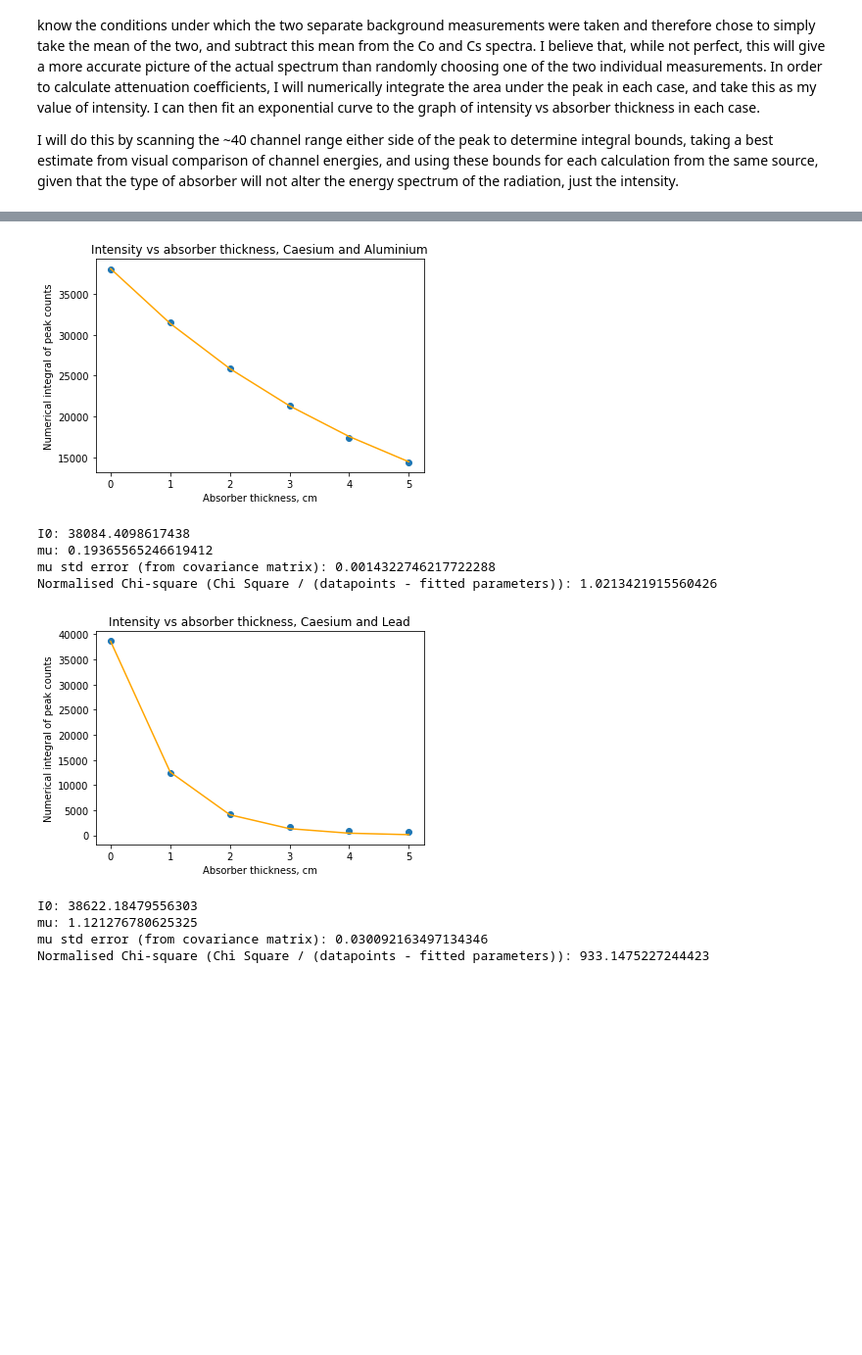
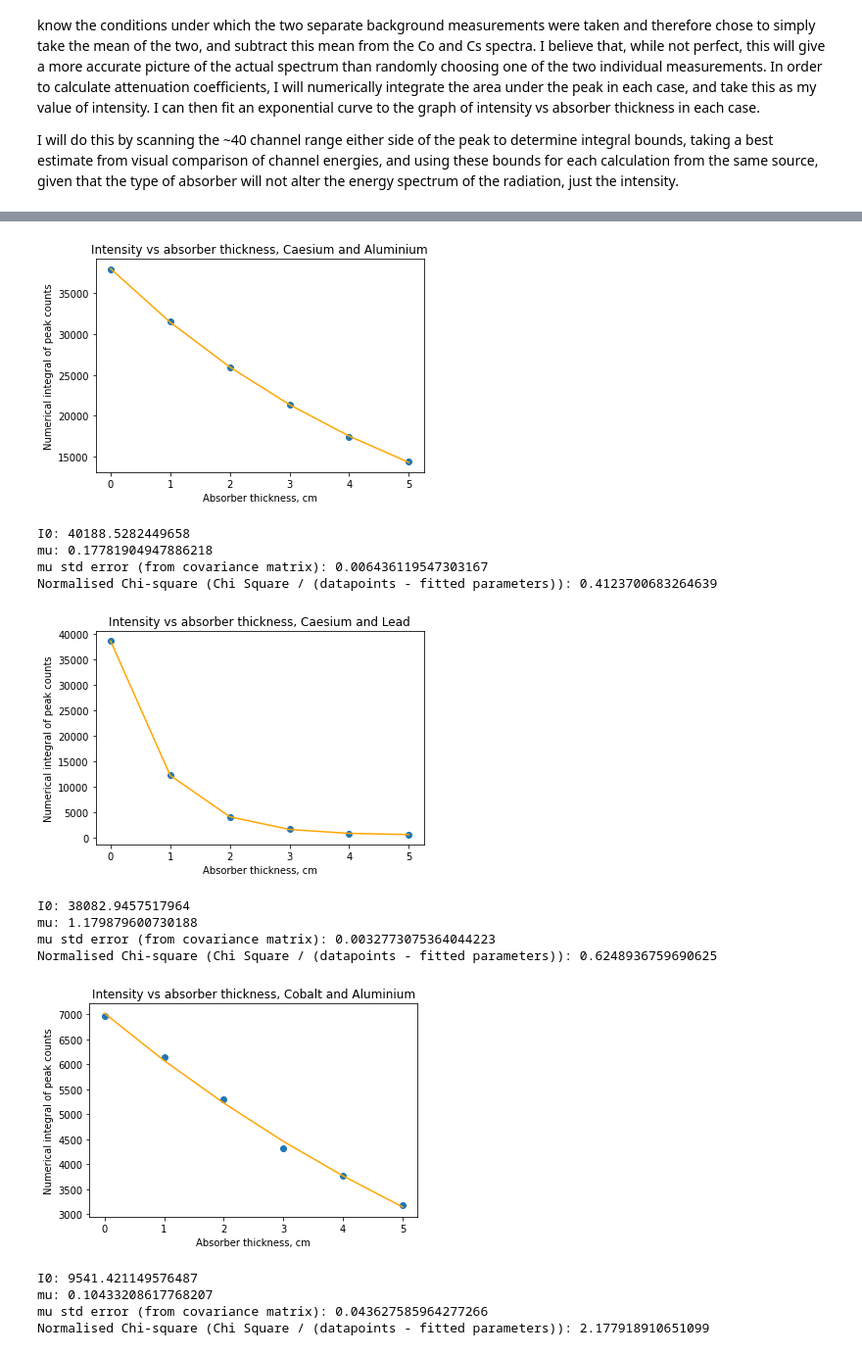
Before and after one commit to crabbixOCE/e352, a Jupyter notebook: WriteUp.ipynb, the cells around one changed output, grey strips where cells are left out. Shown at 98% size. Drawn from its saved outputs; the diff is of its cells as text; code cells hidden in the pictures; blank space fills up the shorter version.

```diff
--- a/WriteUp.ipynb
+++ b/WriteUp.ipynb
@@ -136,7 +136,7 @@ PeakChanCs=np.where((Cs0-bg)==np.max(Cs0-bg)) # Finding the channel of the energ
 print(Cs0[PeakChanCs[0][0]-40:PeakChanCs[0][0]+40])
 UpperCs=(PeakChanCs[0][0]+22)
 LowerCs=(PeakChanCs[0][0]-22)
-print('Caesium: integration will be over channels:',LowerCs,'to',UpperCs)
+
 
 IntensityCs0=sp.integrate.trapz(Cs0[LowerCs:UpperCs],x=None)
 IntensityCs10=sp.integrate.trapz(Cs10[LowerCs:UpperCs],x=None)
@@ -151,9 +151,9 @@ IntensityCsL30=sp.integrate.trapz(CsL30[LowerCs:UpperCs],x=None)
 IntensityCsL40=sp.integrate.trapz(CsL40[LowerCs:UpperCs],x=None)
 IntensityCsL50=sp.integrate.trapz(CsL50[LowerCs:UpperCs],x=None)
 
-print(Co0[440:]) # Just eyeballing channel number since global maximum actually lies in 1st channel so not useful.
-LowerCo=444 # Eyeballed from data set, since this was easier than setting up any numerical analysis of the peak.
-UpperCo=488
+print(Co0[430:]) # Just eyeballing channel number since global maximum actually lies in 1st channel so not useful.
+LowerCo=445 # Eyeballed from data set, since this was easier than setting up any numerical analysis of the peak.
+UpperCo=487
 
 IntensityCo0=sp.integrate.trapz(Co0[LowerCo:UpperCo],x=None)
 IntensityCo10=sp.integrate.trapz(Co10[LowerCo:UpperCo],x=None)
@@ -185,6 +184,6 @@ Caesium: integration will be over channels: 226 to 270
 # %%
-def exp(x,I,u):
-    return I * np.e**(-u*x)
+def exp(x,I,u,c):
+    return I * np.e**(-u*x) + c
 
 Thickness=np.array([0,1,2,3,4,5])
 CsAluminiumIntensities=([IntensityCs0,IntensityCs10,IntensityCs20,IntensityCs30,IntensityCs40,IntensityCs50])
@@ -192,9 +191,9 @@ plt.scatter(Thickness,[CsAluminiumIntensities])
 plt.xlabel('Absorber thickness, cm')
 plt.ylabel('Numerical integral of peak counts')
 plt.title('Intensity vs absorber thickness, Caesium and Aluminium')
-CsParams=sp.optimize.curve_fit(exp,Thickness,CsAluminiumIntensities,p0=[37000,0.2])
-plt.plot(Thickness,exp(Thickness,CsParams[0][0],CsParams[0][1]),color='orange')
-CsChiSq=sp.stats.chisquare(CsAluminiumIntensities,exp(Thickness,CsParams[0][0],CsParams[0][1]))
+CsParams=sp.optimize.curve_fit(exp,Thickness,CsAluminiumIntensities,p0=[37000,0.2,100])
+plt.plot(Thickness,exp(Thickness,CsParams[0][0],CsParams[0][1],CsParams[0][2]),color='orange')
+CsChiSq=sp.stats.chisquare(CsAluminiumIntensities,exp(Thickness,CsParams[0][0],CsParams[0][1],CsParams[0][2]))
 
 plt.show()
 print('I0:',CsParams[0][0])
@@ -207,52 +206,57 @@ plt.scatter(Thickness,[CsLeadIntensities])
 plt.xlabel('Absorber thickness, cm')
 plt.ylabel('Numerical integral of peak counts')
 plt.title('Intensity vs absorber thickness, Caesium and Lead')
-CsLParams=sp.optimize.curve_fit(exp,Thickness,CsLeadIntensities,p0=[37000,1])
-plt.plot(Thickness,exp(Thickness,CsLParams[0][0],CsLParams[0][1]),color='orange')
-CsLChiSq=sp.stats.chisquare(CsLeadIntensities,exp(Thickness,CsLParams[0][0],CsLParams[0][1]))
+CsLParams=sp.optimize.curve_fit(exp,Thickness,CsLeadIntensities,p0=[37000,1,400])
+plt.plot(Thickness,exp(Thickness,CsLParams[0][0],CsLParams[0][1],CsLParams[0][2]),color='orange')
+CsLChiSq=sp.stats.chisquare(CsLeadIntensities,exp(Thickness,CsLParams[0][0],CsLParams[0][1],CsLParams[0][2]))
 plt.show()
 print('I0:',CsLParams[0][0])
 print('mu:',CsLParams[0][1])
 print('mu std error (from covariance matrix):',CsLParams[1][1][1]**0.5)
 print('Normalised Chi-square (Chi Square / (datapoints - fitted parameters)):',CsLChiSq[0]/3)
 
 
 CoAluminiumIntensities=([IntensityCo0,IntensityCo10,IntensityCo20,IntensityCo30,IntensityCo40,IntensityCo50])
 plt.scatter(Thickness,[CoAluminiumIntensities])
 plt.xlabel('Absorber thickness, cm')
 plt.ylabel('Numerical integral of peak counts')
 plt.title('Intensity vs absorber thickness, Cobalt and Aluminium')
-CoParams=sp.optimize.curve_fit(exp,Thickness,CoAluminiumIntensities,p0=[37000,0.2])
-plt.plot(Thickness,exp(Thickness,CoParams[0][0],CoParams[0][1]),color='orange')
-CoChiSq=sp.stats.chisquare(CoAluminiumIntensities,exp(Thickness,CoParams[0][0],CoParams[0][1]))
+CoParams=sp.optimize.curve_fit(exp,Thickness,CoAluminiumIntensities,p0=[37000,0.2,400])
+plt.plot(Thickness,exp(Thickness,CoParams[0][0],CoParams[0][1],CoParams[0][2]),color='orange')
+CoChiSq=sp.stats.chisquare(CoAluminiumIntensities,exp(Thickness,CoParams[0][0],CoParams[0][1],CoParams[0][2]))
 plt.show()
 print('I0:',CoParams[0][0])
 print('mu:',CoParams[0][1])
 print('mu std error (from covariance matrix):',CoParams[1][1][1]**0.5)
 print('Normalised Chi-square (Chi Square / (datapoints - fitted parameters)):',CoChiSq[0]/3)
 
 
 CoLeadIntensities=([IntensityCoL0,IntensityCoL10,IntensityCoL20,IntensityCoL30,IntensityCoL40,IntensityCoL50])
 plt.scatter(Thickness,[CoLeadIntensities])
 plt.xlabel('Absorber thickness, cm')
 plt.ylabel('Numerical integral of peak counts')
 plt.title('Intensity vs absorber thickness, Cobalt and Lead')
-CoLParams=sp.optimize.curve_fit(exp,Thickness,CoLeadIntensities,p0=[37000,0.2])
-plt.plot(Thickness,exp(Thickness,CoLParams[0][0],CoLParams[0][1]),color='orange')
-CoLChiSq=sp.stats.chisquare(CoLeadIntensities,exp(Thickness,CoLParams[0][0],CoLParams[0][1]))
+CoLParams=sp.optimize.curve_fit(exp,Thickness,CoLeadIntensities,p0=[37000,1,400])
+plt.plot(Thickness,exp(Thickness,CoLParams[0][0],CoLParams[0][1],CoLParams[0][2]),color='orange')
+CoLChiSq=sp.stats.chisquare(CoLeadIntensities,exp(Thickness,CoLParams[0][0],CoLParams[0][1],CoLParams[0][2]))
 plt.show()
 print('I0:',CoLParams[0][0])
 print('mu:',CoLParams[0][1])
 print('mu std error (from covariance matrix):',CoLParams[1][1][1]**0.5)
 print('Normalised Chi-square (Chi Square / (datapoints - fitted parameters)):',CoLChiSq[0]/3)
 # %% [output]
 [figure]
-I0: 38084.4098617438
-mu: 0.19365565246619412
-mu std error (from covariance matrix): 0.0014322746217722288
-Normalised Chi-square (Chi Square / (datapoints - fitted parameters)): 1.0213421915560426
+I0: 40188.5282449658
+mu: 0.17781904947886218
+mu std error (from covariance matrix): 0.006436119547303167
+Normalised Chi-square (Chi Square / (datapoints - fitted parameters)): 0.4123700683264639
-[figure, old version]
+[figure, new version]
-I0: 38622.18479556303
-mu: 1.121276780625325
-mu std error (from covariance matrix): 0.030092163497134346
-Normalised Chi-square (Chi Square / (datapoints - fitted parameters)): 933.1475227244423
+I0: 38082.9457517964
+mu: 1.179879600730188
+mu std error (from covariance matrix): 0.0032773075364044223
+Normalised Chi-square (Chi Square / (datapoints - fitted parameters)): 0.6248936759690625
+[figure, added]
+I0: 9541.421149576487
+mu: 0.10433208617768207
+mu std error (from covariance matrix): 0.043627585964277266
+Normalised Chi-square (Chi Square / (datapoints - fitted parameters)): 2.177918910651099
```
Also changed, not shown: parts of 7 cells of this notebook.
